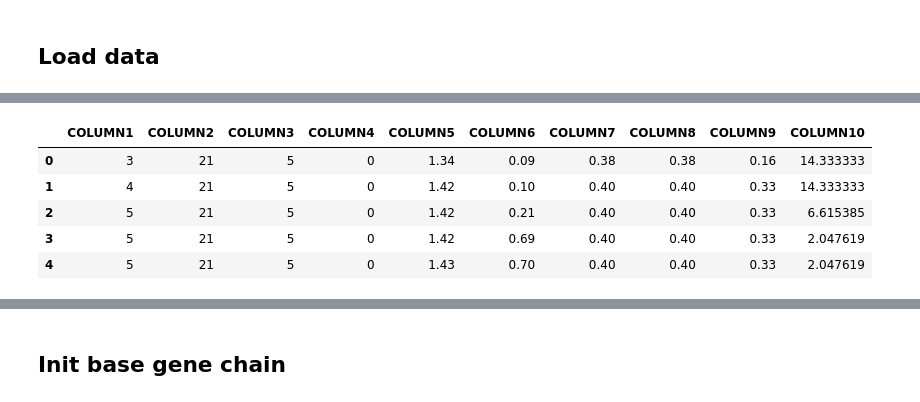
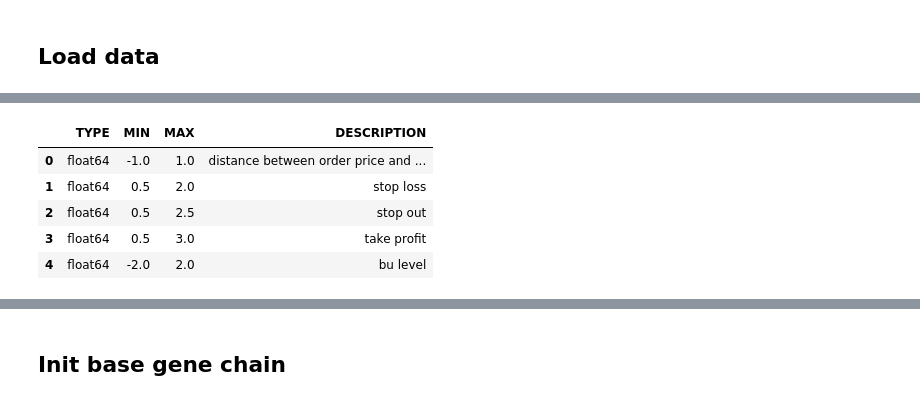
Before and after one commit to dn1eper/genetic-trading, a Jupyter notebook: Main.ipynb, the cells around one changed output, grey strips where cells are left out. Cells and saved outputs as stored; diff of their text form; code cells hidden in the pictures.

Commit message:
Revork of fitness, loader and other stuff

```diff
--- a/Main.ipynb
+++ b/Main.ipynb
@@ -11,0 +20,7 @@ import numpy as np
+# %%
+db_indivs = load_indivs()   # pandas object, for fitness function; db individuals have only non-trading parameters
+# db_results = load_results() # list of Quotes object, for fitness function
+trading_params = load_trading_params()  # pandas object, for precomputation
+nontrading_params = load_nontrading_params()    # pandas object, for precomputation
+
+db_indivs.head(5)
@@ -12,10 +34,9 @@ import numpy as np
 # %%
-data = load_data()
-data.head(5)
+trading_params.head(5)
 # %% [output]
-|  | COLUMN1 | COLUMN2 | COLUMN3 | COLUMN4 | COLUMN5 | COLUMN6 | COLUMN7 | COLUMN8 | COLUMN9 | COLUMN10 |
-| 0 | 3 | 21 | 5 | 0 | 1.34 | 0.09 | 0.38 | 0.38 | 0.16 | 14.333333 |
-| 1 | 4 | 21 | 5 | 0 | 1.42 | 0.10 | 0.40 | 0.40 | 0.33 | 14.333333 |
-| 2 | 5 | 21 | 5 | 0 | 1.42 | 0.21 | 0.40 | 0.40 | 0.33 | 6.615385 |
-| 3 | 5 | 21 | 5 | 0 | 1.42 | 0.69 | 0.40 | 0.40 | 0.33 | 2.047619 |
-| 4 | 5 | 21 | 5 | 0 | 1.43 | 0.70 | 0.40 | 0.40 | 0.33 | 2.047619 |
+|  | TYPE | MIN | MAX | DESCRIPTION |
+| 0 | float64 | -1.0 | 1.0 | distance between order price and ... |
+| 1 | float64 | 0.5 | 2.0 | stop loss |
+| 2 | float64 | 0.5 | 2.5 | stop out |
+| 3 | float64 | 0.5 | 3.0 | take profit |
+| 4 | float64 | -2.0 | 2.0 | bu level |
```
Also changed, not shown: parts of 13 cells of this notebook, 13 other files.
